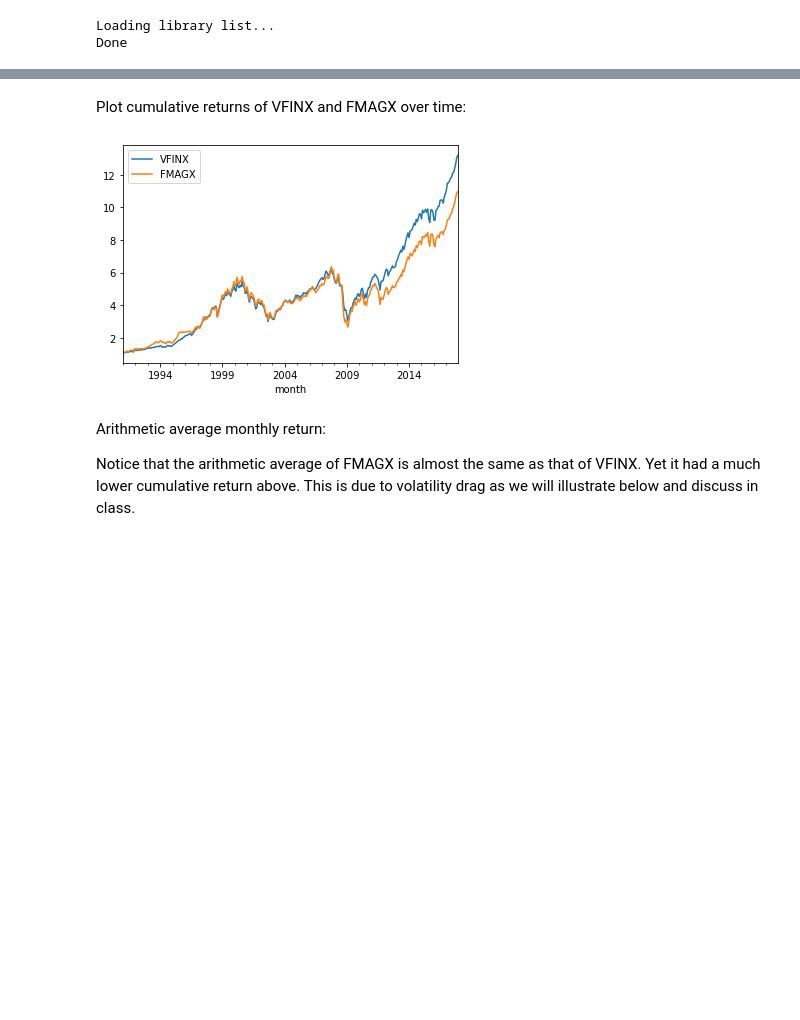
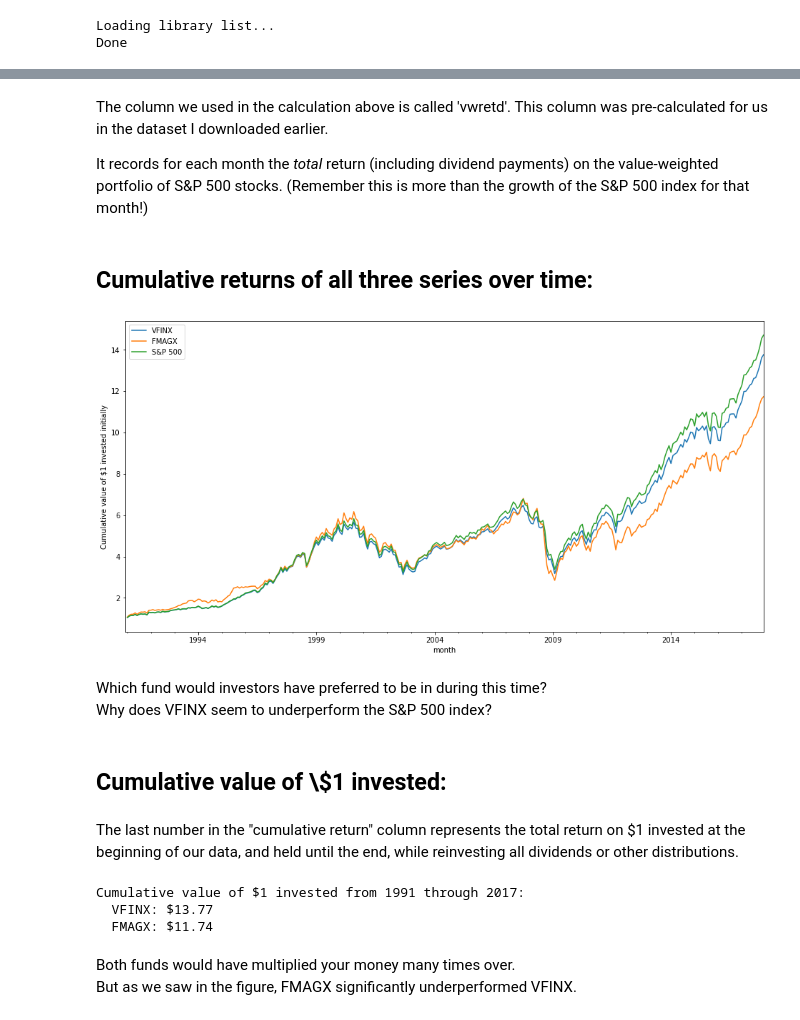
Before and after one commit to wgjm1986/Investments, a Jupyter notebook: Module 1/Week 2 - Fund structures and performance measures/Funds.ipynb, the cells around one changed output, grey strips where cells are left out. Drawn from its saved outputs; the diff is of its cells as text; code cells hidden in the pictures; blank space fills up the shorter version.

```diff
--- a/Module 1/Week 2 - Fund structures and performance measures/Funds.ipynb
+++ b/Module 1/Week 2 - Fund structures and performance measures/Funds.ipynb
@@ -281,10 +295,10 @@ import os
 import wrds
 import fredapi
 import math
-import numpy
+import numpy as np
 import statsmodels.formula.api
 from matplotlib import pyplot as plt
-
+plt.rcParams['figure.figsize'] = [16.0, 8.0]
 # Initiate WRDS connection
 conn = wrds.Connection(wrds_username='wmann')
 # %% [output]
@@ -374,13 +465,36 @@ Plot cumulative returns of VFINX and S&P 500 index over time:
+# %% [markdown]
+
+The column we used in the calculation above is called 'vwretd'. This column was pre-calculated for us in the dataset I downloaded earlier.
+
+It records for each month the *total* return (including dividend payments) on the value-weighted portfolio of S&P 500 stocks. (Remember this is more than the growth of the S&P 500 index for that month!)
 # %% [markdown]
-Plot cumulative returns of VFINX and FMAGX over time:
+## Cumulative returns of all three series over time:
 # %%
-(1+VFINX.returns).cumprod().plot(label="VFINX",legend=True);
-(1+FMAGX.returns).cumprod().plot(label="FMAGX",legend=True);
+%%capture
+cumulative_returns_figure,ax = plt.subplots()
+VFINX['cumulative return'].plot(label="VFINX",legend=True);
+FMAGX['cumulative return'].plot(label="FMAGX",legend=True);
+SP500['cumulative return'].plot(label="S&P 500",legend=True);
+ax.set_ylabel("Cumulative value of $1 invested initially")
-# %% [output]
-[figure, removed]
-# %% [markdown]
-Arithmetic average monthly return:
-
-Notice that the arithmetic average of FMAGX is almost the same as that of VFINX.
-Yet it had a much lower cumulative return above.
-This is due to volatility drag as we will illustrate below and discuss in class.
+# %%
+cumulative_returns_figure
+# %% [output]
+[figure, added]
+# %% [markdown]
+Which fund would investors have preferred to be in during this time?
+Why does VFINX seem to underperform the S&P 500 index?
+# %% [markdown]
+## Cumulative value of \\$1 invested:
+# %% [markdown]
+The last number in the "cumulative return" column represents the total return on $1 invested at the beginning of our data, and held until the end, while reinvesting all dividends or other distributions.
+# %%
+print("Cumulative value of $1 invested from 1991 through 2017:")
+print(f"  VFINX: ${VFINX['cumulative return'][-1] :.2f}")
+print(f"  FMAGX: ${FMAGX['cumulative return'][-1] :.2f}")
+# %% [output]
+Cumulative value of $1 invested from 1991 through 2017:
+  VFINX: $13.77
+  FMAGX: $11.74
+# %% [markdown]
+Both funds would have multiplied your money many times over.
+But as we saw in the figure, FMAGX significantly underperformed VFINX.
```
Also changed, not shown: parts of 61 cells of this notebook, 2 other files.
